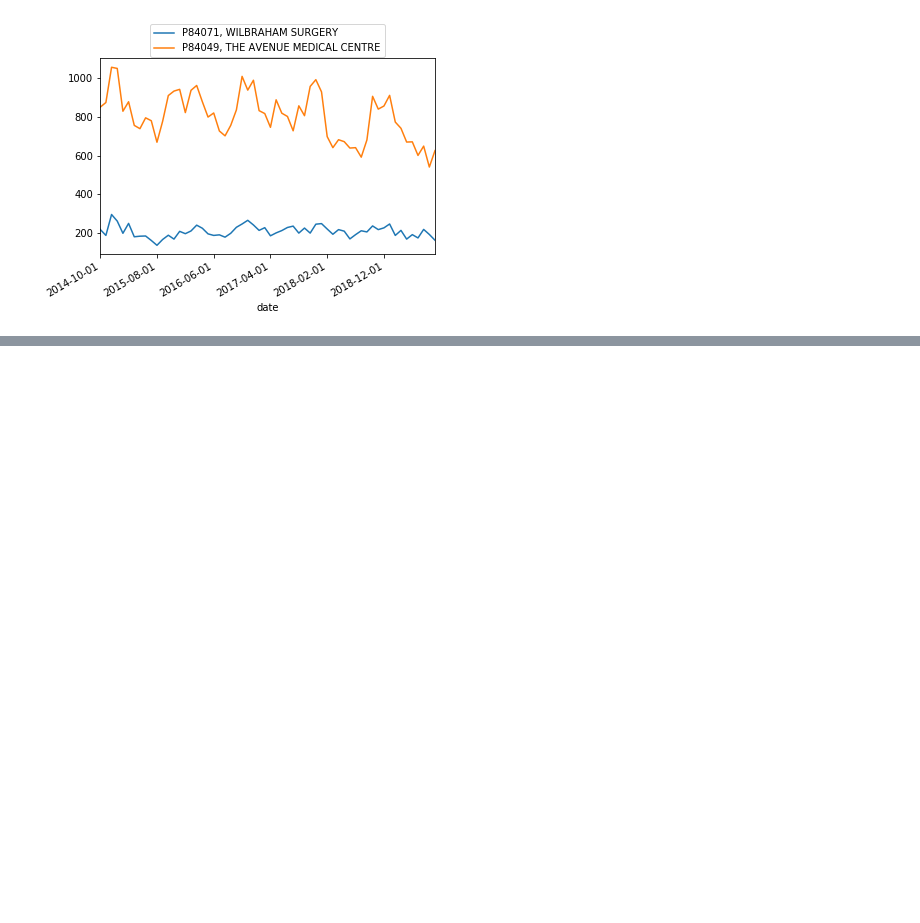
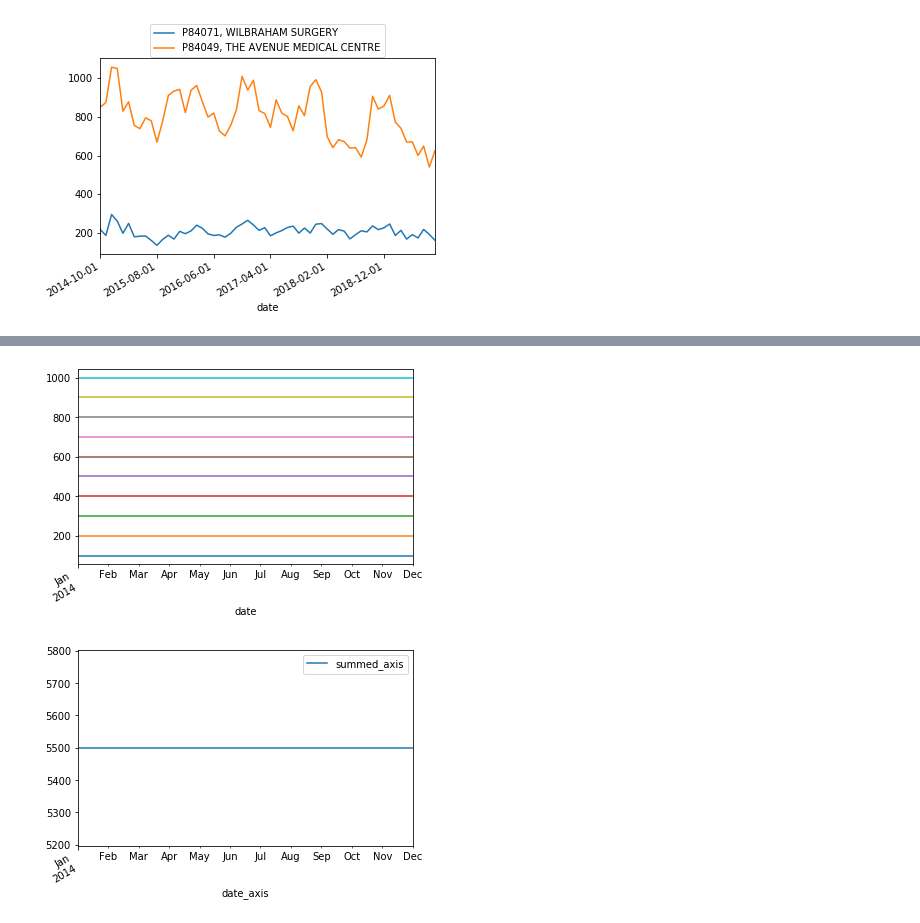
Before and after one commit to ecarnold24/Antibiotics, a Jupyter notebook: Antimicrobials_Sam.ipynb, the cells around one changed output, grey strips where cells are left out. Drawn from its saved outputs; the diff is of its cells as text; code cells hidden in the pictures; blank space fills up the shorter version.

```diff
--- a/Antimicrobials_Sam.ipynb
+++ b/Antimicrobials_Sam.ipynb
@@ -141,3 +141,22 @@ Plot_trends_two_surgeries_by_IDs(data, 'P84071', 'P84049')
 [figure]
 [figure]
 [figure]
+# %%
+data_test = pd.DataFrame(columns=['measure','org_type','org_id','org_name','date','numerator','denominator','calc_value','percentile'])
+# %%
+#for new_GP in range(0,10):
+dtf = pd.date_range('1/10/2014', '1/10/2015', freq='M')
+numerator_count = 0
+for new_gp in range(0,10):
+    numerator_count = numerator_count + 100
+    for new_date in range(0,len(dtf)):
+        new_data = {'measure': 'Test',
+                   'org_type': 'Fake_GP',
+                   'org_id': 'P'+str(new_gp),
+                   'org_name': 'Fake GP number '+ str(new_gp),
+                   'date': dtf[new_date],
+                   'numerator': numerator_count,
+                   'denominator': 1,
+                   'calc_value': numerator_count,
+                   'percentile': 100}
+        data_test = data_test.append(new_data, ignore_index = True)
@@ -143,0 +186,8 @@ Plot_trends_two_surgeries_by_IDs(data, 'P84071', 'P84049')
+# %%
+Plot_trends_all_surgeries(data_test)
+Plot_trends_combined_surgeries(data_test)
+#Plot_trends_pick_surgeries(data, 'P84071')
+#Plot_trends_two_surgeries_by_IDs(data, 'P84071', 'P84049')
+# %% [output]
+[figure, added]
+[figure, added]
```
Also changed, not shown: parts of 2 cells of this notebook.
